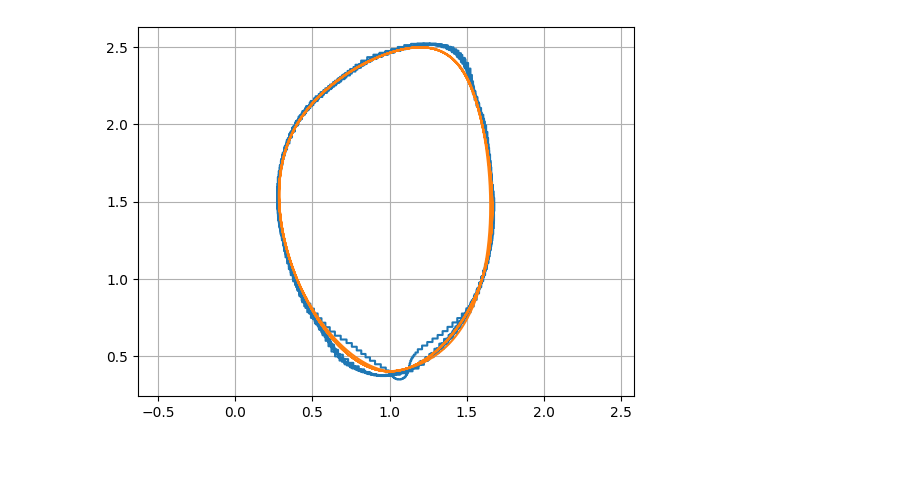
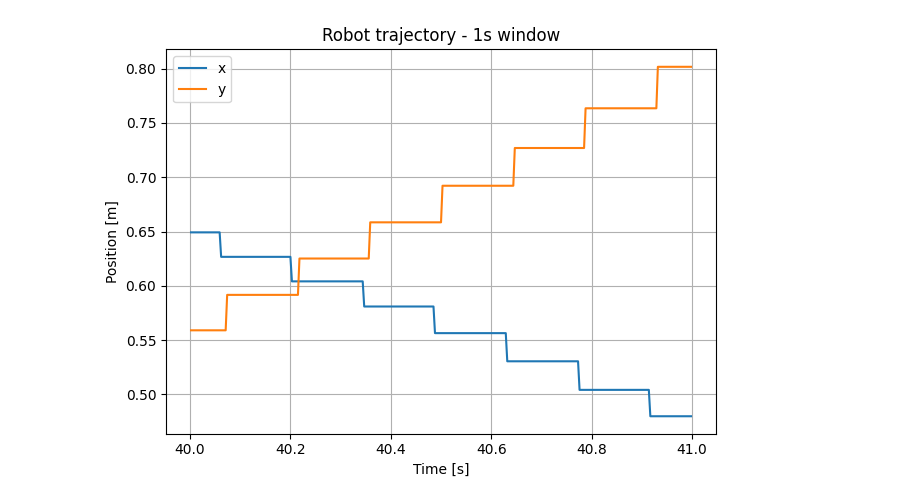
Before and after one commit to EthanD11/botlightyear, a Jupyter notebook: data/mobility-data.ipynb, the cells around one changed output. Cells and saved outputs as stored; diff of their text form; code cells hidden in the pictures; blank space fills up the shorter version.

```diff
--- a/data/mobility-data.ipynb
+++ b/data/mobility-data.ipynb
@@ -6,5 +7,6 @@ from scipy.interpolate import CubicSpline
 # %%
 df = pd.read_csv("mobility-data-4.csv")
+df["time"] = df["time"]/1e6
 # %%
 n1laps = 6
 x1lap = [1.0,0.4,0.4,1.2,1.6,1.6]
@@ -32,8 +26,15 @@ plt.show()
-# %%
-plt.plot(df["x"], df["y"])
-plt.plot(xref, yref)
-plt.axis("equal")
-plt.grid()
-plt.show()
-# %% [output]
-[figure, removed]
+# %%
+mask = np.logical_and(df["time"] >= 40, df["time"] <= 41)
+plt.title("Robot trajectory - 1s window")
+plt.plot(df["time"][mask], df["x"][mask], label="x")
+plt.plot(df["time"][mask], df["y"][mask], label="y")
+plt.xlabel("Time [s]")
+plt.grid()
+plt.legend()
+plt.ylabel("Position [m]")
+plt.tight_layout()
+plt.savefig("trajectory-low-reset.pdf")
+plt.savefig("trajectory-low-reset.png")
+plt.show()
+# %% [output]
+[figure, added]
```
Also changed, not shown: parts of 3 cells of this notebook, 11 other files.
